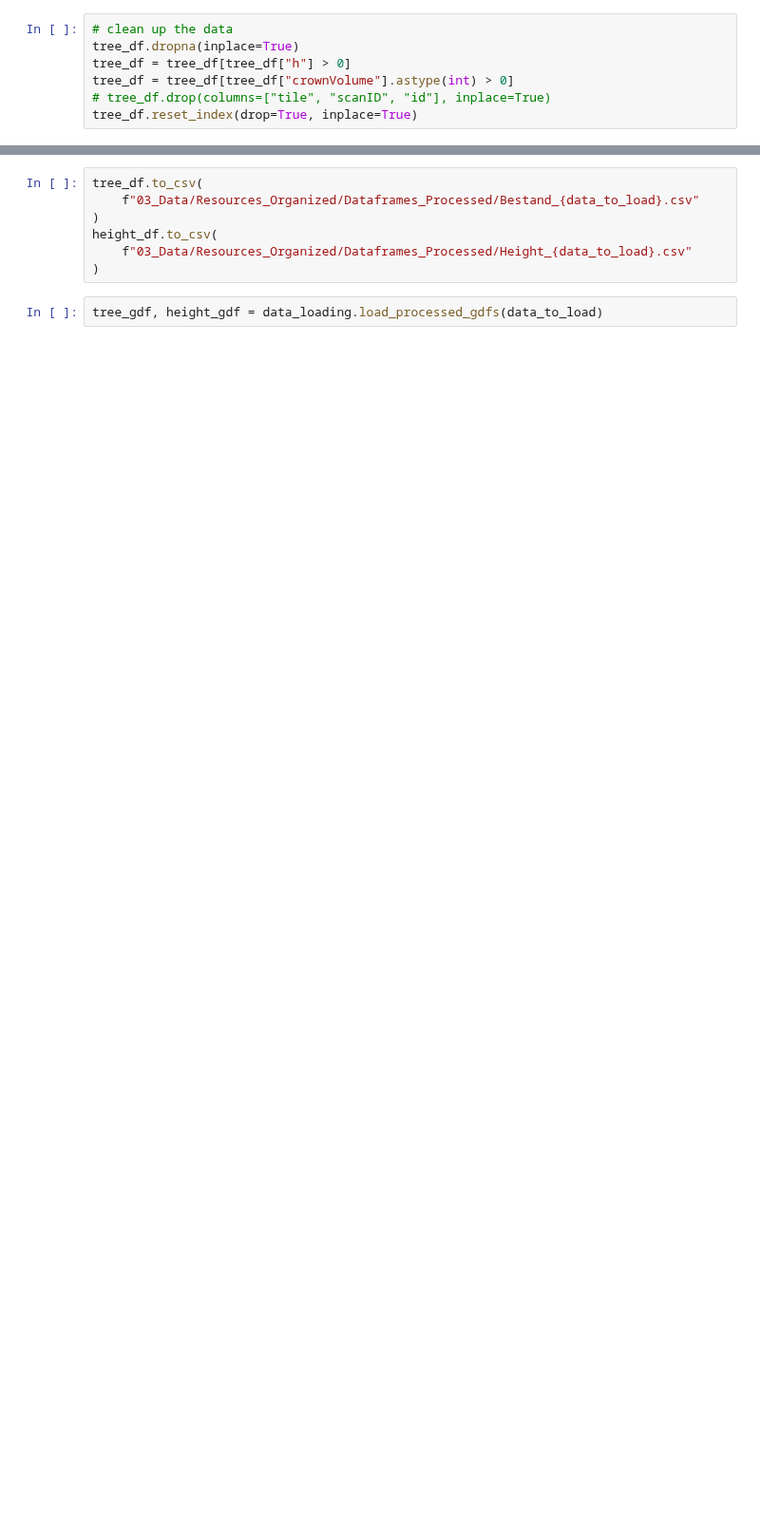
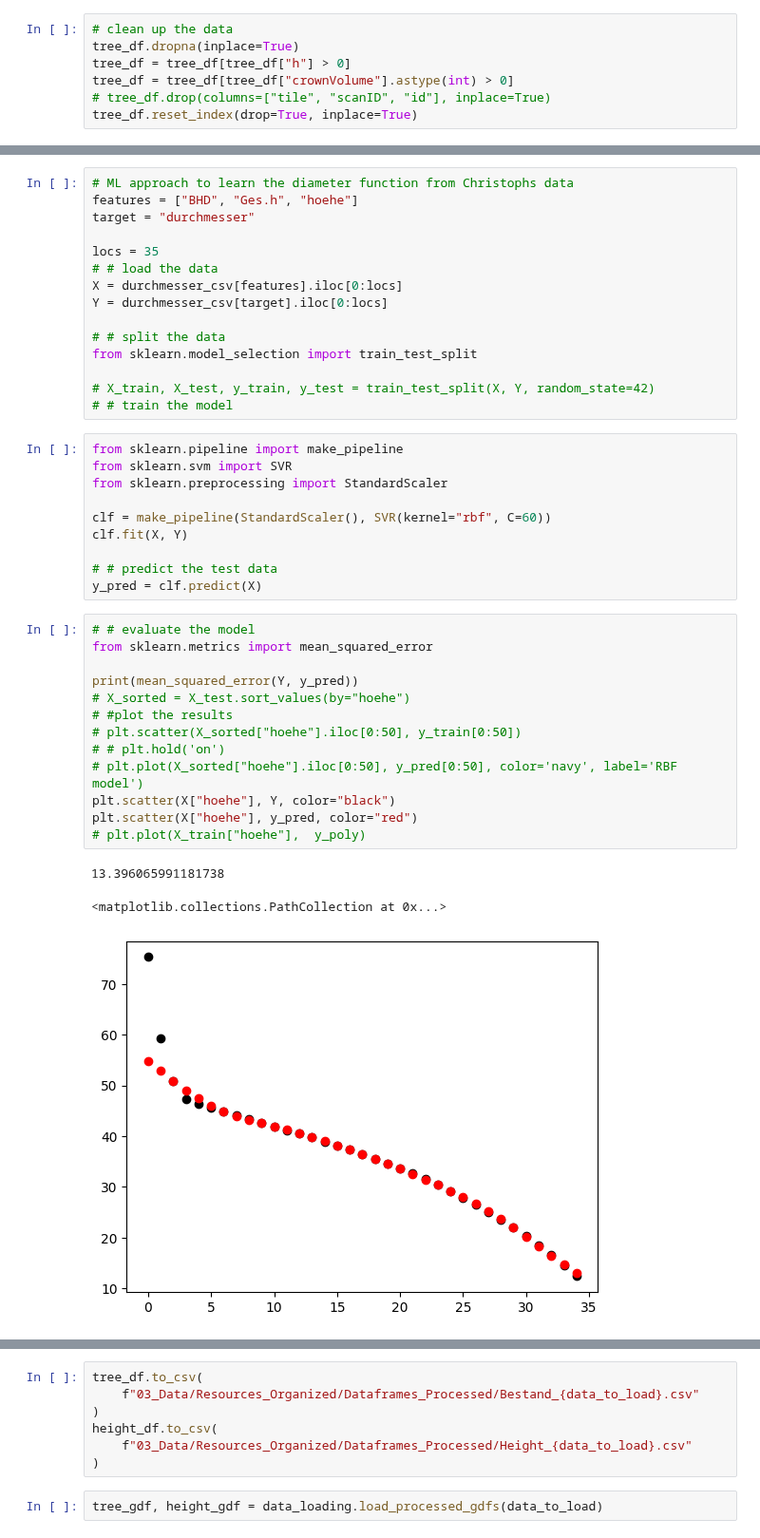
Before and after one commit to werzum/multi_objective_layout_optimization, a Jupyter notebook: 01_Notebooks/interface.ipynb, the cells around one changed output, grey strips where cells are left out. Shown at 95% size. Saved outputs shown, nothing was run; the diff lists cells and outputs as text; blank space fills up the shorter version.

```diff
--- a/01_Notebooks/interface.ipynb
+++ b/01_Notebooks/interface.ipynb
@@ -52,0 +71,42 @@ tree_df.reset_index(drop=True, inplace=True)
+# %%
+# ML approach to learn the diameter function from Christophs data
+features = ["BHD", "Ges.h", "hoehe"]
+target = "durchmesser"
+
+locs = 35
+# # load the data
+X = durchmesser_csv[features].iloc[0:locs]
+Y = durchmesser_csv[target].iloc[0:locs]
+
+# # split the data
+from sklearn.model_selection import train_test_split
+
+# X_train, X_test, y_train, y_test = train_test_split(X, Y, random_state=42)
+# # train the model
+# %%
+from sklearn.pipeline import make_pipeline
+from sklearn.svm import SVR
+from sklearn.preprocessing import StandardScaler
+
+clf = make_pipeline(StandardScaler(), SVR(kernel="rbf", C=60))
+clf.fit(X, Y)
+
+# # predict the test data
+y_pred = clf.predict(X)
+# %%
+# # evaluate the model
+from sklearn.metrics import mean_squared_error
+
+print(mean_squared_error(Y, y_pred))
+# X_sorted = X_test.sort_values(by="hoehe")
+# #plot the results
+# plt.scatter(X_sorted["hoehe"].iloc[0:50], y_train[0:50])
+# # plt.hold('on')
+# plt.plot(X_sorted["hoehe"].iloc[0:50], y_pred[0:50], color='navy', label='RBF model')
+plt.scatter(X["hoehe"], Y, color="black")
+plt.scatter(X["hoehe"], y_pred, color="red")
+# plt.plot(X_train["hoehe"],  y_poly)
+# %% [output]
+13.396065991181738
+<matplotlib.collections.PathCollection at 0x...>
+[figure, added]
```
Also changed, not shown: parts of 13 cells of this notebook, 5 other files.
